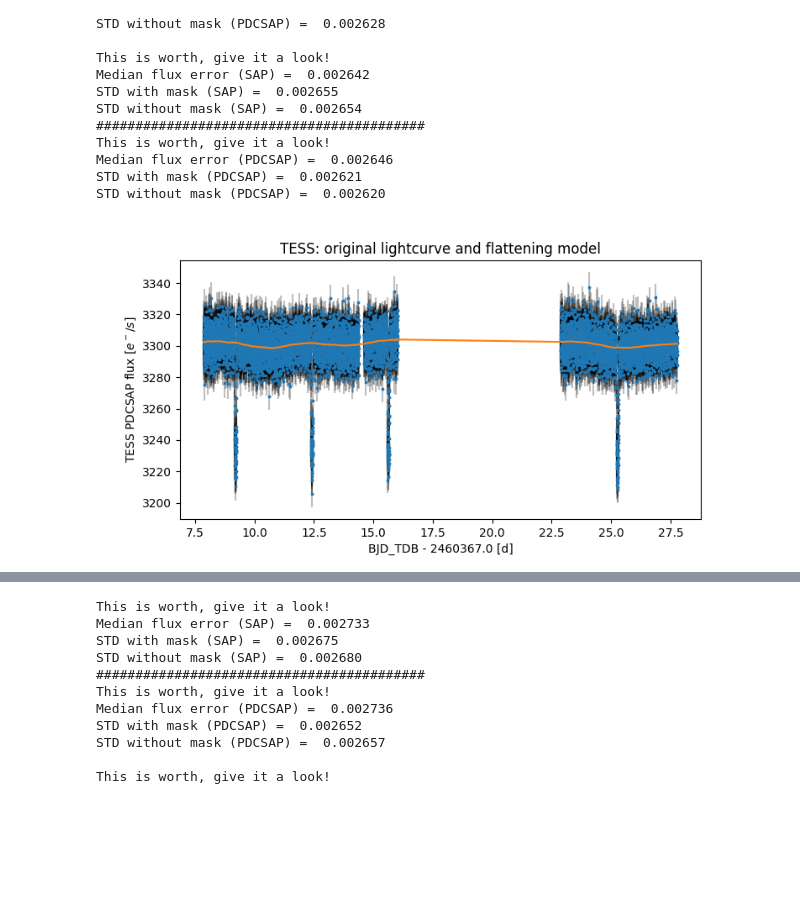
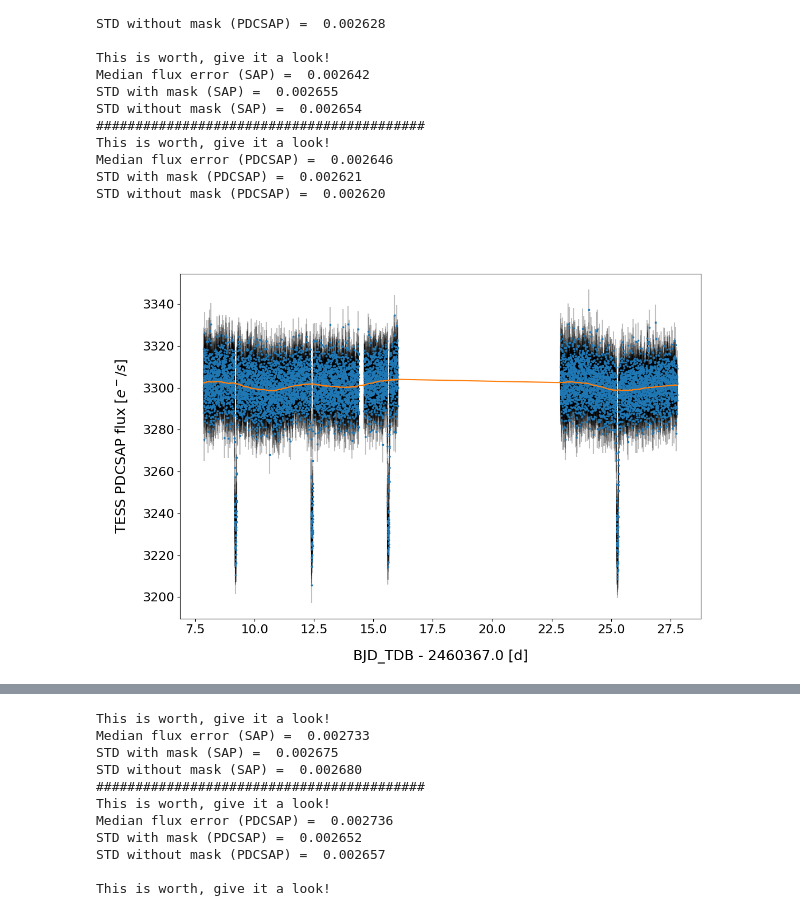
Before and after one commit to AstroMichele/AstroLab2-2024, a Jupyter notebook: TESS_lc.ipynb, the cells around one changed output, grey strips where cells are left out. Saved outputs shown, nothing was run; the diff lists cells and outputs as text; code cells hidden in the pictures; blank space fills up the shorter version.

```diff
--- a/TESS_lc.ipynb
+++ b/TESS_lc.ipynb
@@ -97,11 +105,11 @@ Median flux error (PDCSAP) =  0.002646
 STD with mask (PDCSAP) =  0.002621
 STD without mask (PDCSAP) =  0.002620
 # %%
-plt.figure(figsize=(8, 4))
+plt.figure(figsize=(12, 8))
 
 mask = sector76_hspline.mask
 
 sector76_bw.make_plot_model(pdc=True)
 # %% [output]
-[figure, old version]
+[figure, new version]
 # %%
```
Also changed, not shown: parts of 12 cells of this notebook, 3 other files.
